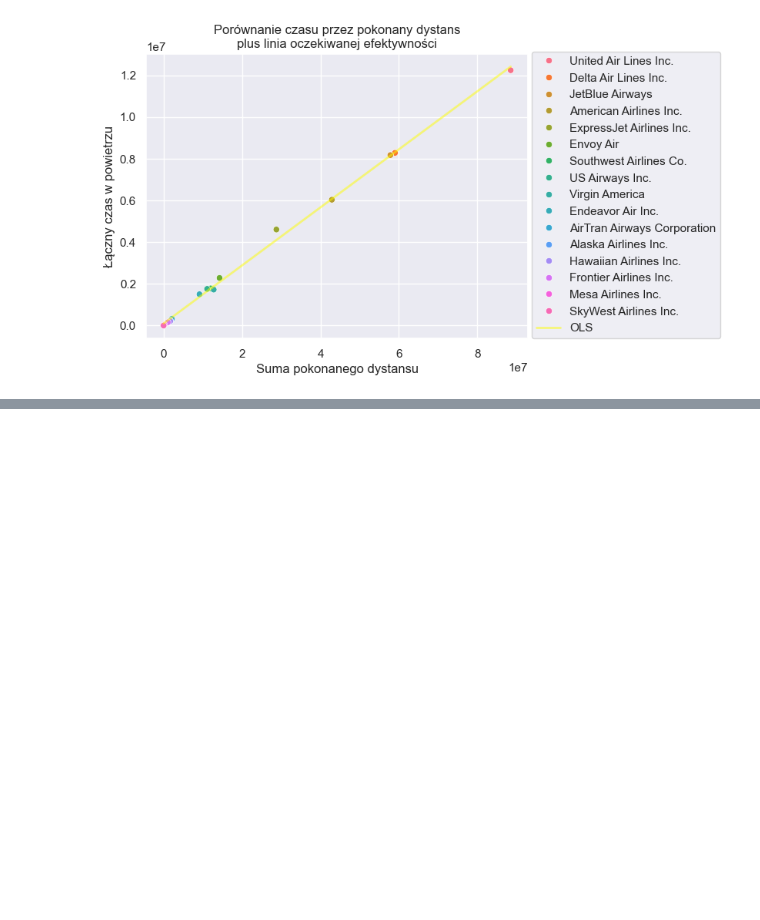
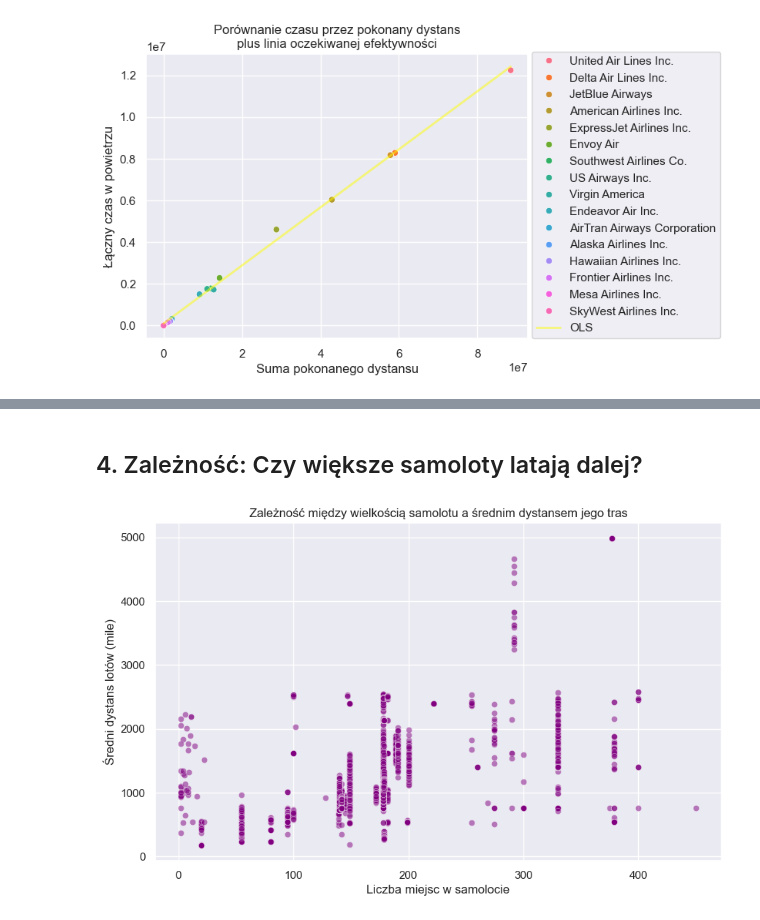
Before and after one commit to xShyen/KursZPythona, a Jupyter notebook: analiza.ipynb, the cells around one changed output, grey strips where cells are left out. Cells and saved outputs as stored; diff of their text form; code cells hidden in the pictures; blank space fills up the shorter version.

```diff
--- a/analiza.ipynb
+++ b/analiza.ipynb
@@ -848,0 +897,17 @@ plt.show()
+# %% [markdown]
+## 4. Zależność: Czy większe samoloty latają dalej?
+# %%
+
+samoloty_trasy = merged_planes.groupby('tailnum').agg({
+    'seats': 'first',
+    'distance': 'mean'
+}).dropna()
+
+plt.figure(figsize=(10, 6))
+sns.scatterplot(data=samoloty_trasy, x='seats', y='distance', alpha=0.5, color='purple')
+plt.title("Zależność między wielkością samolotu a średnim dystansem jego tras")
+plt.xlabel("Liczba miejsc w samolocie")
+plt.ylabel("Średni dystans lotów (mile)")
+plt.show()
+# %% [output]
+[figure, added]
```
Also changed, not shown: parts of 6 cells of this notebook.
